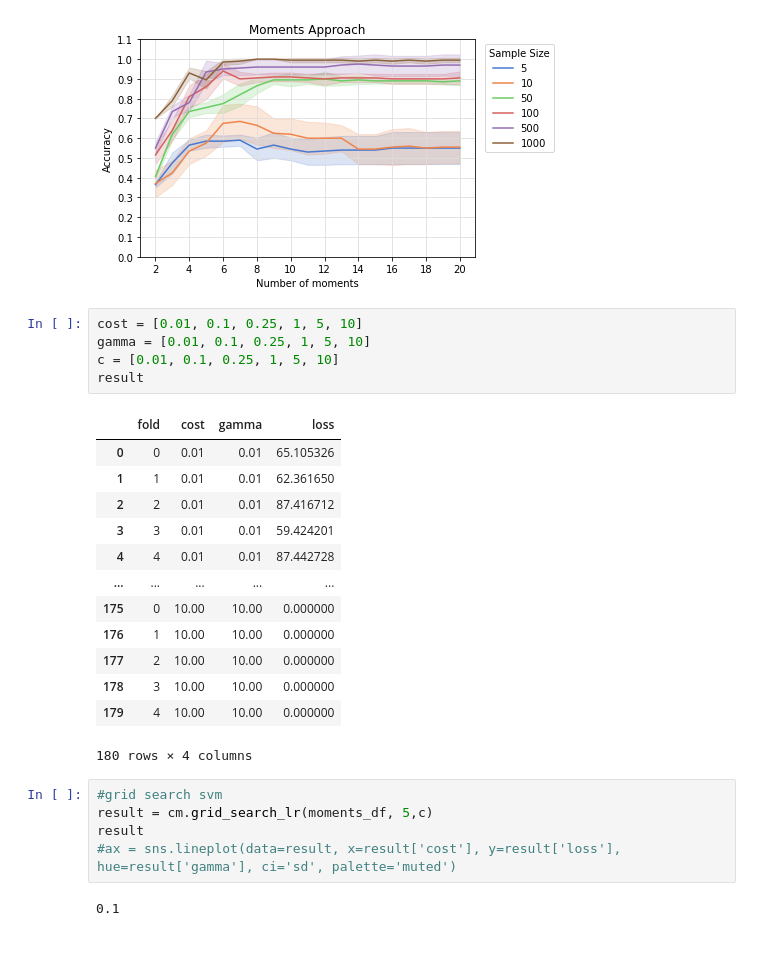
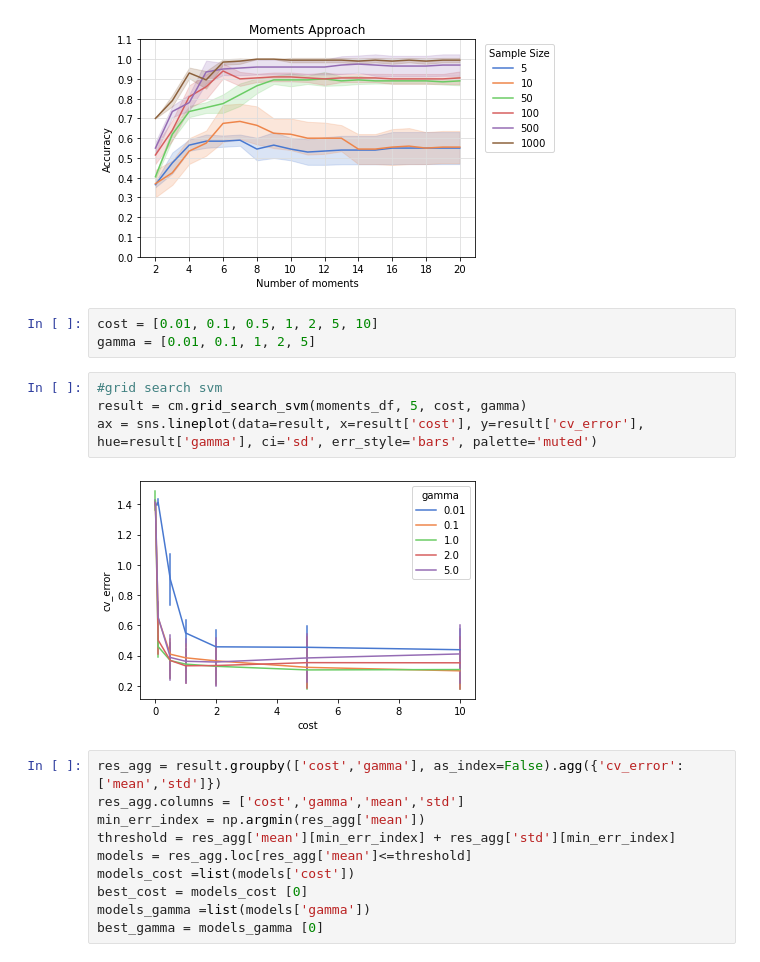
Before and after one commit to sheilafarrahi/thesis, a Jupyter notebook: moments_approach.ipynb, the cells around one changed output. Cells and saved outputs as stored; diff of their text form.

```diff
--- a/moments_approach.ipynb
+++ b/moments_approach.ipynb
@@ -220,28 +220,21 @@ cm.plot_cv_moments(res_lr_mm)
 # %% [output]
 [figure]
 # %%
-cost = [0.01, 0.1, 0.25, 1, 5, 10]
-gamma = [0.01, 0.1, 0.25, 1, 5, 10]
-c = [0.01, 0.1, 0.25, 1, 5, 10]
-result
+cost = [0.01, 0.1, 0.5, 1, 2, 5, 10]
+gamma = [0.01, 0.1, 1, 2, 5]
-# %% [output]
-|  | fold | cost | gamma | loss |
-| 0 | 0 | 0.01 | 0.01 | 65.105326 |
-| 1 | 1 | 0.01 | 0.01 | 62.361650 |
-| 2 | 2 | 0.01 | 0.01 | 87.416712 |
-| 3 | 3 | 0.01 | 0.01 | 59.424201 |
-| 4 | 4 | 0.01 | 0.01 | 87.442728 |
-| ... | ... | ... | ... | ... |
-| 175 | 0 | 10.00 | 10.00 | 0.000000 |
-| 176 | 1 | 10.00 | 10.00 | 0.000000 |
-| 177 | 2 | 10.00 | 10.00 | 0.000000 |
-| 178 | 3 | 10.00 | 10.00 | 0.000000 |
-| 179 | 4 | 10.00 | 10.00 | 0.000000 |
-180 rows × 4 columns
 # %%
 #grid search svm
-result = cm.grid_search_lr(moments_df, 5,c)
-result
-#ax = sns.lineplot(data=result, x=result['cost'], y=result['loss'], hue=result['gamma'], ci='sd', palette='muted')
+result = cm.grid_search_svm(moments_df, 5, cost, gamma)
+ax = sns.lineplot(data=result, x=result['cost'], y=result['cv_error'], hue=result['gamma'], ci='sd', err_style='bars', palette='muted')
 # %% [output]
-0.1
+[figure, added]
+# %%
+res_agg = result.groupby(['cost','gamma'], as_index=False).agg({'cv_error':['mean','std']})
+res_agg.columns = ['cost','gamma','mean','std']
+min_err_index = np.argmin(res_agg['mean'])
+threshold = res_agg['mean'][min_err_index] + res_agg['std'][min_err_index]
+models = res_agg.loc[res_agg['mean']<=threshold]
+models_cost =list(models['cost'])
+best_cost = models_cost [0]
+models_gamma =list(models['gamma'])
+best_gamma = models_gamma [0]
```
Also changed, not shown: 2 other files.
